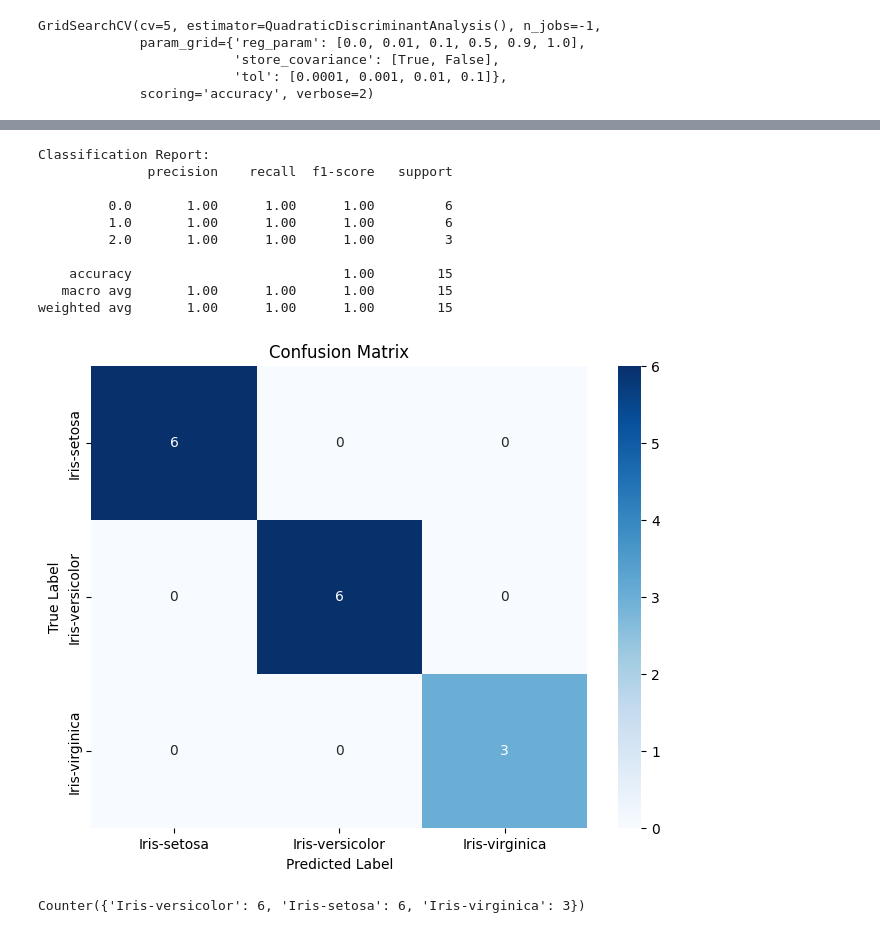
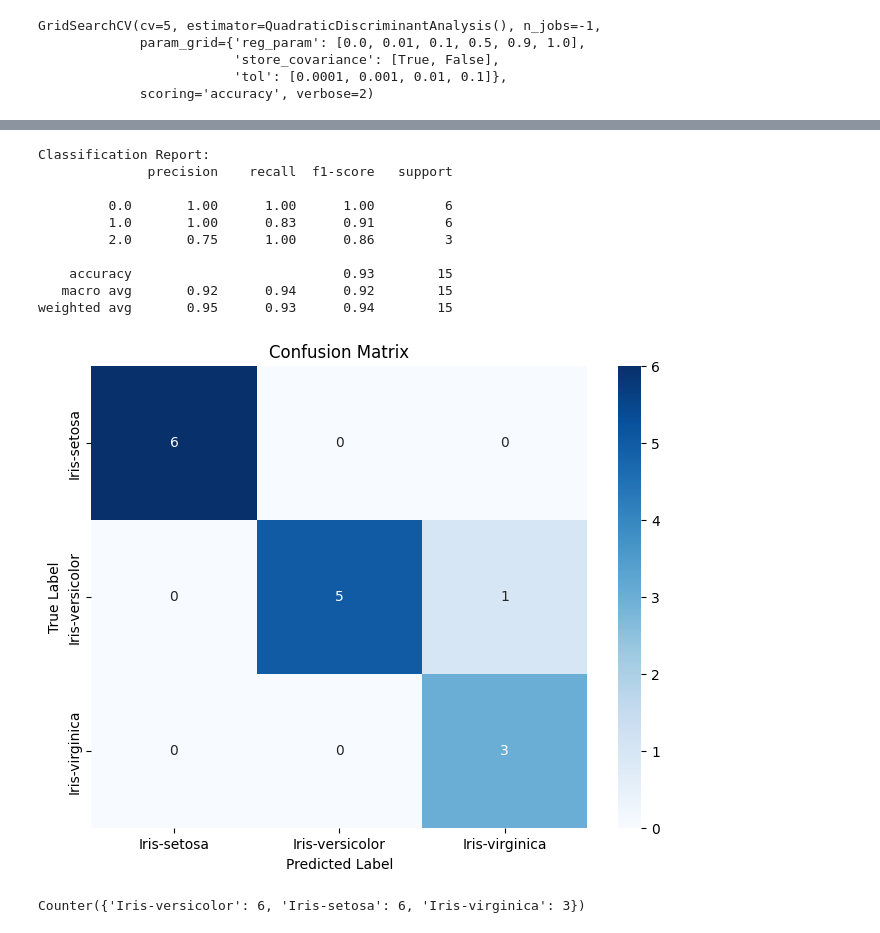
Before and after one commit to AnggaDS01/Python, a Jupyter notebook: Machine-Learning/Projects/Scikit-Learn/Classification-Tasks/Iris-Excercise-(Shallow-ML)/notebooks/Model_training.ipynb, the cells around one changed output, grey strips where cells are left out. Saved outputs shown, nothing was run; the diff lists cells and outputs as text; code cells hidden in the pictures.

```diff
--- a/Machine-Learning/Projects/Scikit-Learn/Classification-Tasks/Iris-Excercise-(Shallow-ML)/notebooks/Model_training.ipynb
+++ b/Machine-Learning/Projects/Scikit-Learn/Classification-Tasks/Iris-Excercise-(Shallow-ML)/notebooks/Model_training.ipynb
@@ -135,3 +135,11 @@ display(test_df_copy[:5])
 # %%
 X = df_copy.drop(columns=['species'])
 y = df_copy['species']
+# %%
+X_train, X_valid, y_train, y_valid = train_test_split(
+    X, y,
+    train_size=0.8,
+    random_state=42
+)
+
+X_train.shape, X_valid.shape
@@ -213,8 +222,0 @@ df_average.sort_values(by=['accuracy', 'rerata_sekon_training'], ignore_index=Tr
-# %%
-X_train, X_valid, y_train, y_valid = train_test_split(
-    X, y,
-    test_size=0.1,
-    random_state=42
-)
-
-X_train.shape, X_valid.shape
@@ -235,7 +235,7 @@ param_grid = {
 grid_search = GridSearchCV(estimator=qda, param_grid=param_grid, cv=5, scoring='accuracy', n_jobs=-1, verbose=2)
 
 # Melakukan GridSearch untuk menemukan parameter terbaik
-grid_search.fit(X, y)
+grid_search.fit(X_train, y_train)
 # %% [output]
 Fitting 5 folds for each of 48 candidates, totalling 240 fits
 GridSearchCV(cv=5, estimator=QuadraticDiscriminantAnalysis(), n_jobs=-1,
@@ -262,23 +262,23 @@ Classification Report:
               precision    recall  f1-score   support
 
          0.0       1.00      1.00      1.00         6
-         1.0       1.00      1.00      1.00         6
-         2.0       1.00      1.00      1.00         3
+         1.0       1.00      0.83      0.91         6
+         2.0       0.75      1.00      0.86         3
 
-    accuracy                           1.00        15
-   macro avg       1.00      1.00      1.00        15
-weighted avg       1.00      1.00      1.00        15
+    accuracy                           0.93        15
+   macro avg       0.92      0.94      0.92        15
+weighted avg       0.95      0.93      0.94        15
 # %%
 cm = confusion_matrix(y_valid, y_pred)
 
 plt.figure(figsize=(8, 6))
-sns.heatmap(cm, annot=True, fmt="d", cmap="Blues", xticklabels=ord_enc.categories_[0], yticklabels=ord_enc.categories_[0])
+sns.heatmap(cm, annot=True, fmt="d", cmap="Blues", xticklabels=ord_enc, yticklabels=ord_enc)
 plt.title('Confusion Matrix')
 plt.xlabel('Predicted Label')
 plt.ylabel('True Label')
 plt.show()
 # %% [output]
-[figure, old version]
+[figure, new version]
 # %%
 from collections import Counter
 # %%
```
Also changed, not shown: parts of 6 cells of this notebook, 4 other files.
